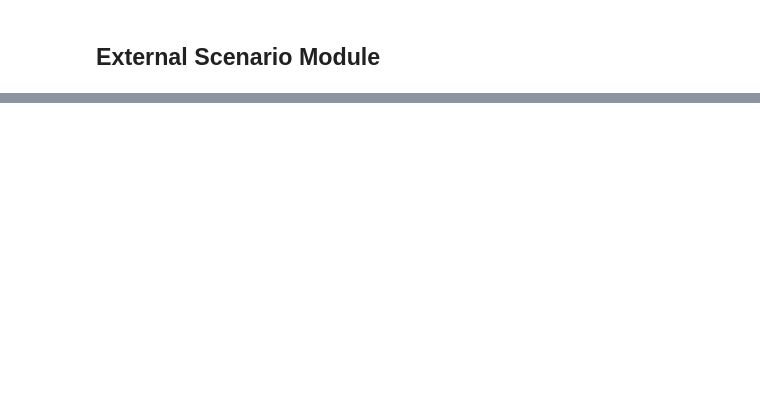
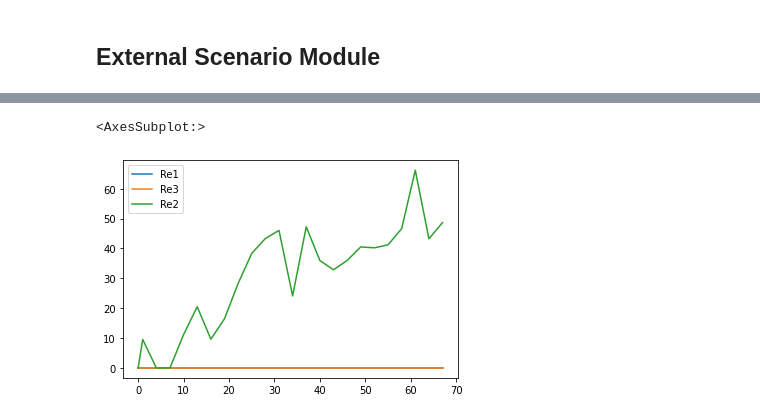
Before and after one commit to leoschleier/sddip, a Jupyter notebook: notebooks/load_profiles.ipynb, the cells around one changed output, grey strips where cells are left out. Cells and saved outputs as stored; diff of their text form; code cells hidden in the pictures; blank space fills up the shorter version.

```diff
--- a/notebooks/load_profiles.ipynb
+++ b/notebooks/load_profiles.ipynb
@@ -234,0 +235,14 @@ sc_sampler.generate_samples(n_samples)
+# %%
+n = 1
+
+re_profiles = sc_generator.generate_renewables_scenario_dataframe(3, [1], [0], [10], [0], [100], 0.2)
+
+re_profiles = re_profiles[re_profiles["n"] == n]
+
+re_profiles.drop(["t","n", "p"], axis=1, inplace=True)
+
+
+re_profiles.plot()
+# %% [output]
+<AxesSubplot:>
+[figure, added]
```
Also changed, not shown: parts of 8 cells of this notebook, 16 other files.
